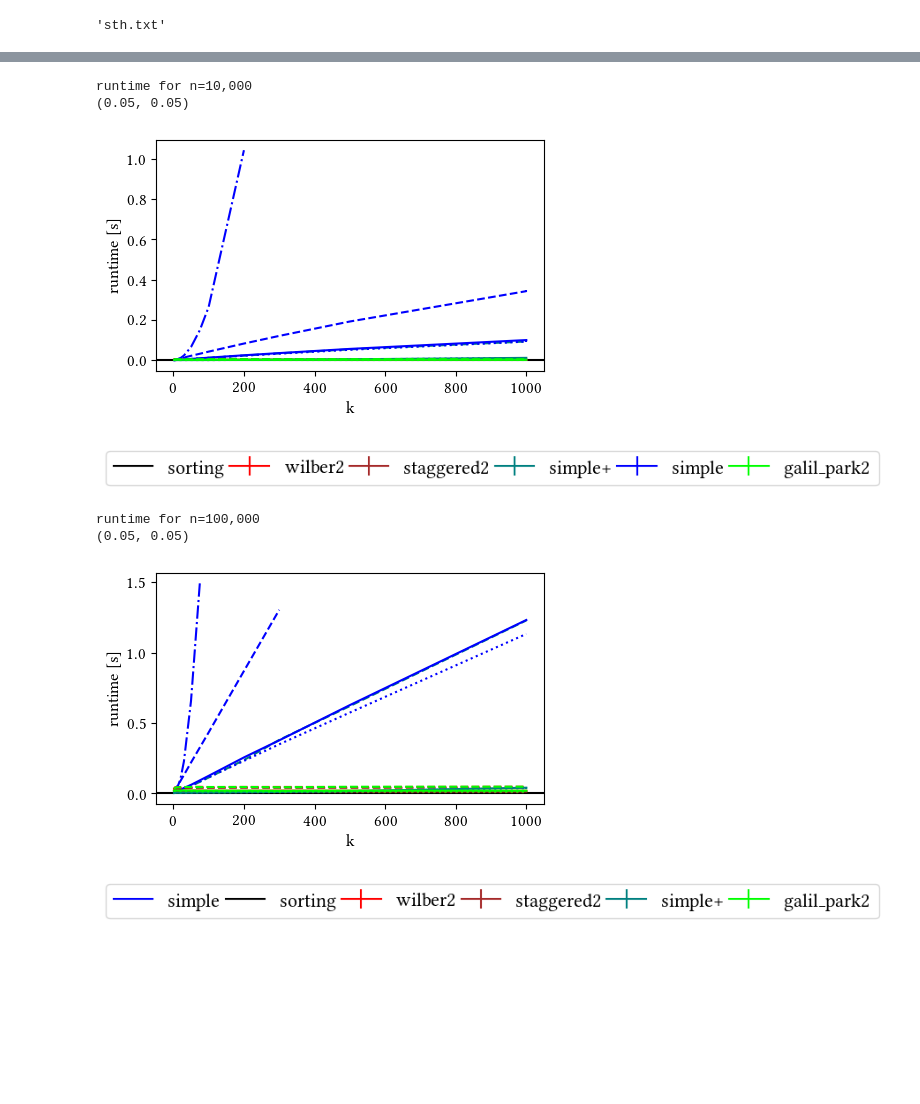
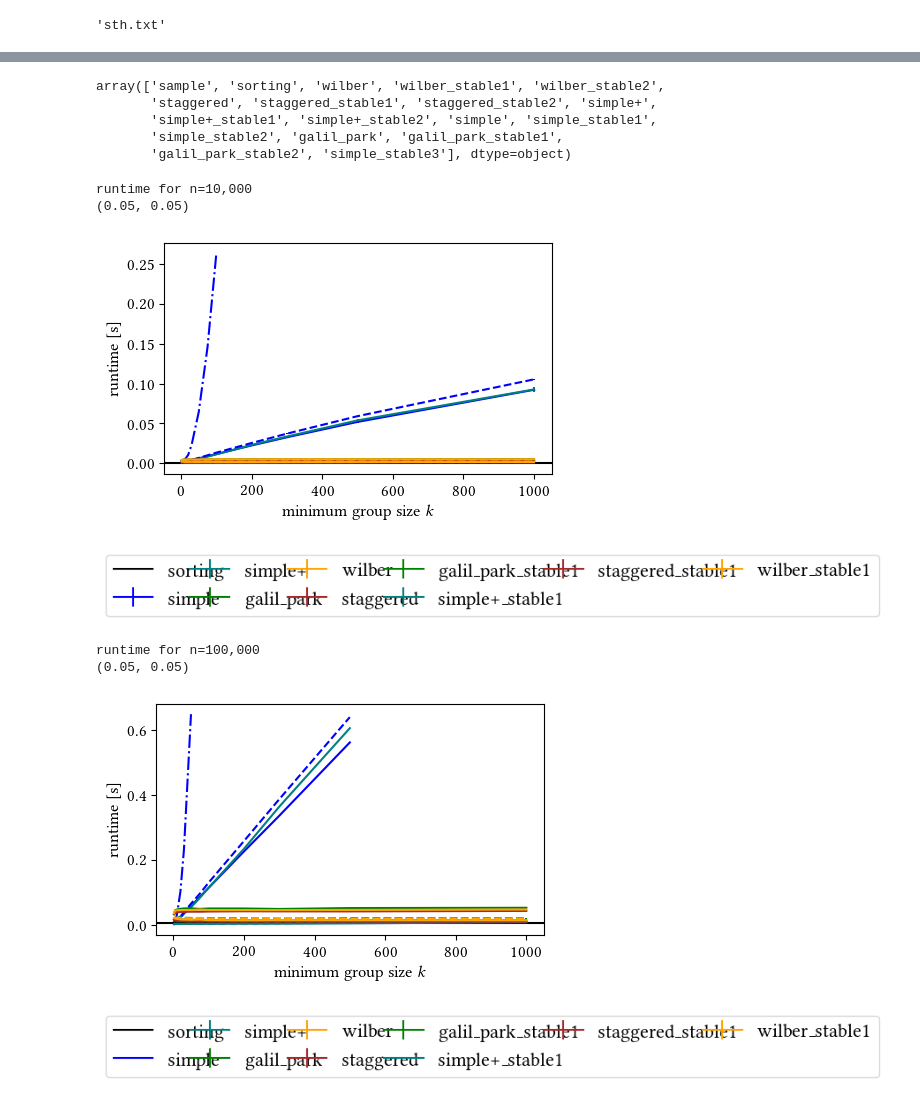
Before and after one commit to SomeAuthor123/microagg1d, a Jupyter notebook: SpeedComparison.ipynb, the cells around one changed output, grey strips where cells are left out. Saved outputs shown, nothing was run; the diff lists cells and outputs as text; code cells hidden in the pictures; blank space fills up the shorter version.

```diff
--- a/SpeedComparison.ipynb
+++ b/SpeedComparison.ipynb
@@ -137,8 +146,9 @@ def my_errorbar(x, y, *args, **kwargs):
 # %%
 def get_linestyle(method_str):
     linestyle_map = {
-        "stable1" : "--",
-        "stable2" : ":",
+        "stable0" : ":",
+        "stable1" : "-",
+        "stable2" : "--",
         "stable3" : "-.",
         "default" : "-",
     }
@@ -147,6 +157,21 @@ def get_linestyle(method_str):
             return style
     return linestyle_map["default"]
 # %%
+def get_key(label):
+    d = {
+        0 : "sorting",
+        1 : "simple",
+        2 : "simple+",
+        3 : "galil_park",
+        4 : "wilber",
+        5 : "staggered",
+    }
+
+    for i, begin in d.items():
+        if label == begin:
+            return str(i)+label
+    return label
+
 def plot_external_legend(original_ax, identifier, figsize=(9, 0.5), fontsize=16):
     import warnings
     with warnings.catch_warnings():
@@ -158,6 +183,7 @@ def plot_external_legend(original_ax, identifier, figsize=(9, 0.5), fontsize=16)
         #legend_ax.set_facecolor("black")
         #legend_ax.set_ymargin(-0.1)
         handles, labels = original_ax.get_legend_handles_labels()
+        labels, handles = zip(*sorted(zip(labels, handles), key=lambda t: get_key(t[0]) ))
         legend_ax.axis('off')
         print(legend_ax.margins())
         #legend_ax.margins(y=0)
@@ -171,8 +199,10 @@ Path("./test/sth.txt").name
 # %%
-def plot(df, n, max_k = None, show_simple=False, ignores=tuple(), max_y=None, default_linestyle="-", save_name=None):
+def plot(df, n, max_k = None, show_simple=False, ignores=tuple(), max_y=None, default_linestyle="-", save_name=None,
+         yscale=None,
+         xscale=None):
     fig = plt.figure(figsize=(5,3))
-    for name in df["name"].unique():
-        if name in ("sorting", "sample") or name in ignores:
+    for name in sorted(list(df["name"].unique())):
+        if name in ("sorting", "sample") or any(re.match(ign, name) for ign in ignores):
             continue
         label=name
         if get_linestyle(name)!=default_linestyle:
@@ -183,12 +213,19 @@ def plot(df, n, max_k = None, show_simple=False, ignores=tuple(), max_y=None, de
     #my_errorbar(*get_vals(df, "galil_park2", n, max_k), label="galil2", color=color_staggered)
     #plt.axhline(get_vals(df, "sorting", 100_000)[1][0], color="k", label="sorting")
     plt.ylabel("runtime [s]")
-    plt.xlabel("k")
+    plt.xlabel("minimum group size $k$")
+    if xscale:
+        plt.xscale(xscale)
+    if yscale:
+        plt.yscale(yscale)
 
 
 
     if max_y is not None:
-        plt.gca().set_ylim(bottom=0, top=max_y)
+        if yscale:
+            plt.gca().set_ylim(top=max_y)
+        else:
+            plt.gca().set_ylim(bottom=0, top=max_y)
 
     if not save_name is None:
         print(f"runtime for n={n:,}")
@@ -216,15 +253,23 @@ df[df["name"]=='simple_stable3']
+# %%
+df['name'].unique()
+# %% [output]
+array(['sample', 'sorting', 'wilber', 'wilber_stable1', 'wilber_stable2',
+       'staggered', 'staggered_stable1', 'staggered_stable2', 'simple+',
+       'simple+_stable1', 'simple+_stable2', 'simple', 'simple_stable1',
+       'simple_stable2', 'galil_park', 'galil_park_stable1',
+       'galil_park_stable2', 'simple_stable3'], dtype=object)
 # %%
-plot(df, 10_000, show_simple=True, ignores=("simple2_stable1",), save_name="./figures/10k_3.pdf")
+plot(df, 10_000, show_simple=True, ignores=("simple_stable1",), save_name="./figures/10k_3.pdf")
 # %% [output]
 runtime for n=10,000
 (0.05, 0.05)
-[figure, old version]
+[figure, new version]
-[figure, old version]
+[figure, new version]
 # %%
-plot(df, 100_000, show_simple=True, ignores=("simple2_stable1",), save_name="./figures/100k_3.pdf")
+plot(df, 100_000, show_simple=True, ignores=("simple_stable1",), save_name="./figures/100k_3.pdf")
 # %% [output]
 runtime for n=100,000
 (0.05, 0.05)
-[figure, old version]
+[figure, new version]
-[figure, old version]
+[figure, new version]
 # %%
```
Also changed, not shown: parts of 21 cells of this notebook.
